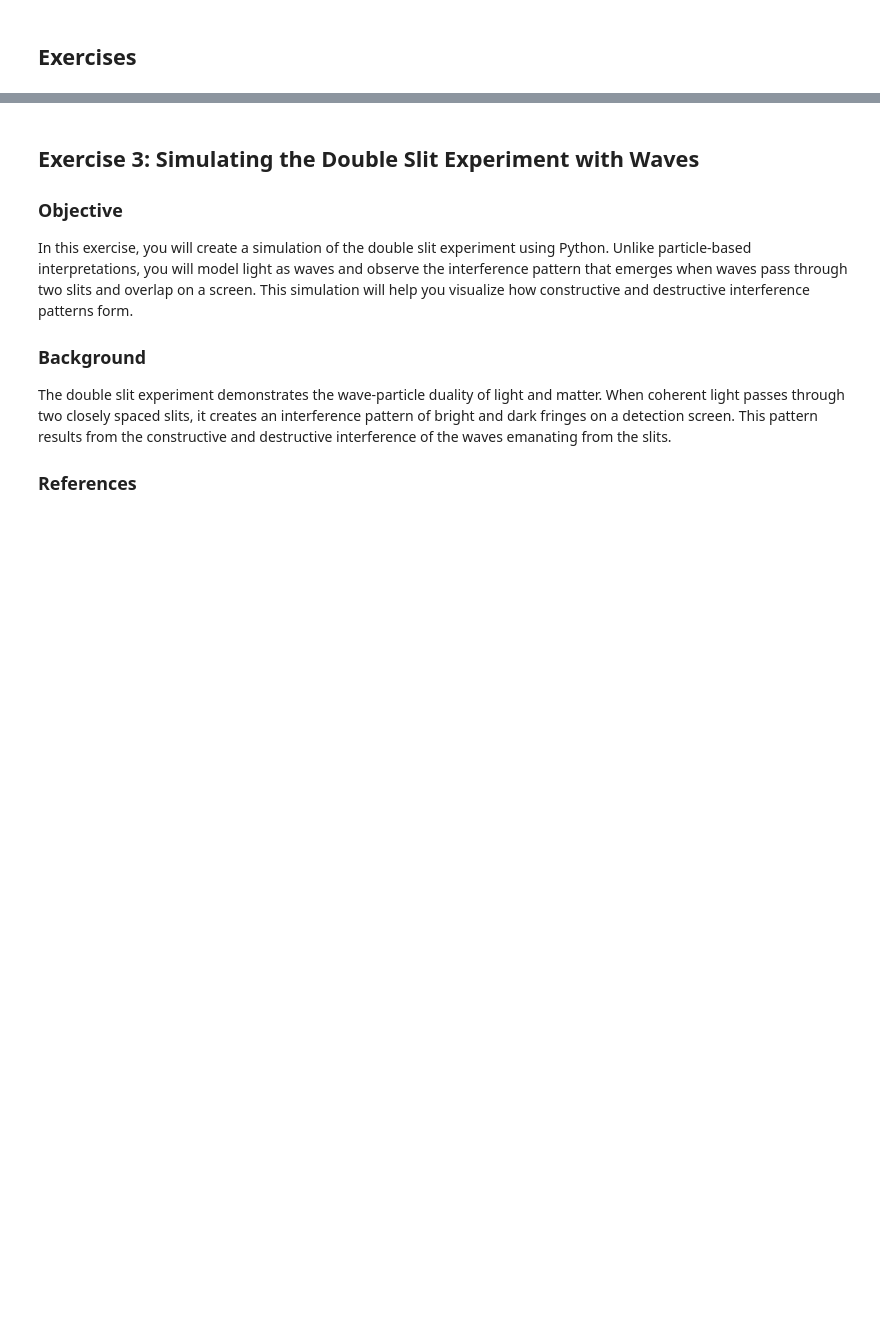
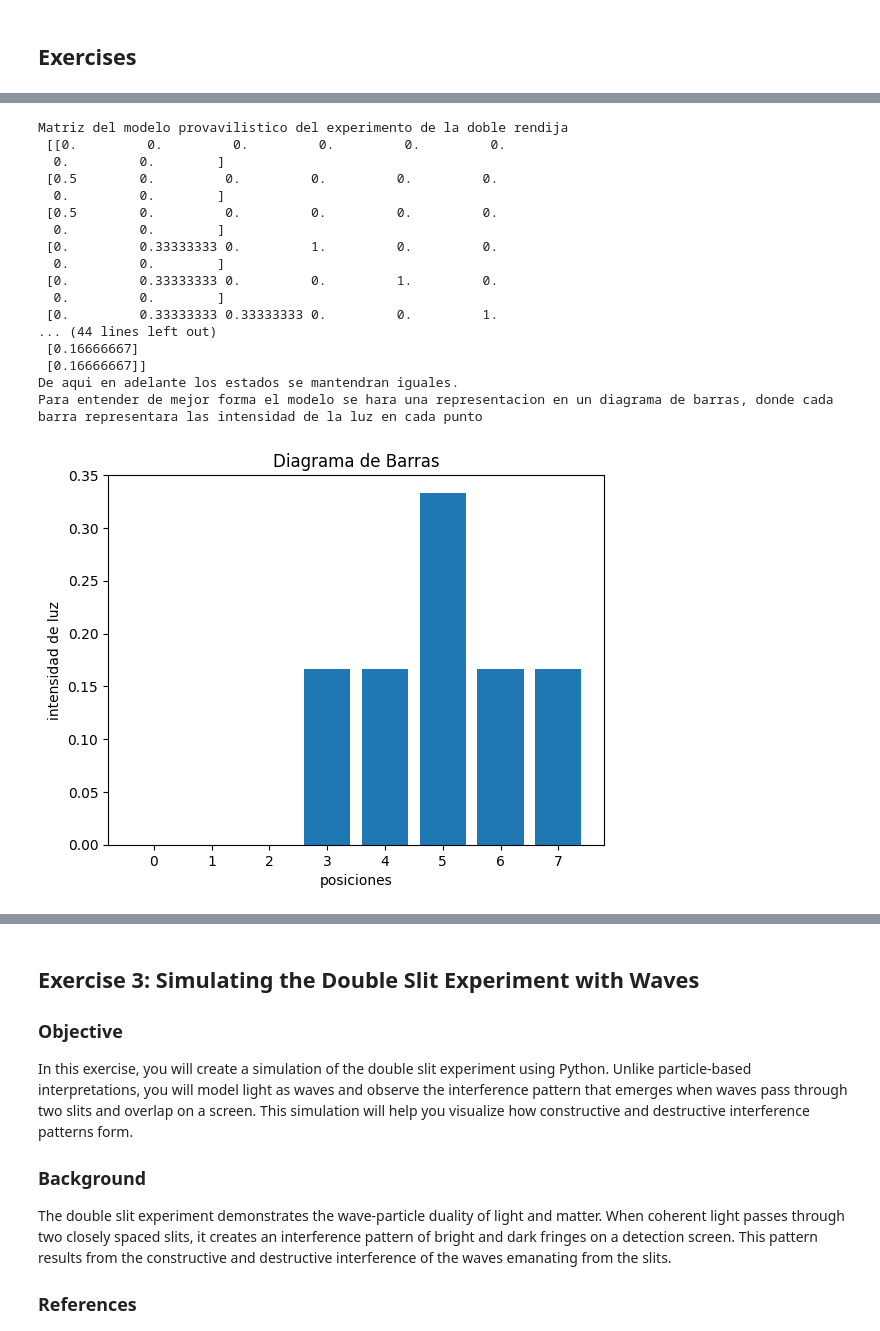
Before and after one commit to miguelvanegas-c/talleres, a Jupyter notebook: ClasicToQuantum/TallerClasicToQuantum.ipynb, the cells around one changed output, grey strips where cells are left out. Saved outputs shown, nothing was run; the diff lists cells and outputs as text; code cells hidden in the pictures; blank space fills up the shorter version.

```diff
--- a/ClasicToQuantum/TallerClasicToQuantum.ipynb
+++ b/ClasicToQuantum/TallerClasicToQuantum.ipynb
@@ -95,3 +87,73 @@ ModuleNotFoundError: No module named 'numpy'
+# %%
+import numpy as np
+import matplotlib.pyplot as plt
+#primer punto, modelo de comportamiento probabilistico del experimento de la doble rendija.
+#primero se muestra la matriz que representa el modelo probabilistico de la doble rendija.
+M = np.array([[0,0,0,0,0,0,0,0],
+               [1/2,0,0,0,0,0,0,0],
+               [1/2,0,0,0,0,0,0,0],
+               [0,1/3,0,1,0,0,0,0],
+               [0,1/3,0,0,1,0,0,0],
+               [0,1/3,1/3,0,0,1,0,0],
+               [0,0,1/3,0,0,0,1,0],
+               [0,0,1/3,0,0,0,0,1]])
+print("Matriz del modelo provavilistico del experimento de la doble rendija\n", M)
+
+X = np.array([[1], [0], [0], [0], [0], [0],[0],[0]])
+print("El estado inicial del experimento, que indica la entrada de un foton.\n", X)
+
+
+#Se hace la multiplicacion de la matriz con el vector del primer estado, para encontrar el siguiente estado del modelo
+
+X2 = np.dot(M, X)
+
+print("El segundo estado del experimento es el siguiente.\n", X2)
+print("Este estado representa perfectamente el como esta fucionando el experimento ya que en la mitad de los universos la particula pasara por la rendija de arriba\ny en la otra mitad por la de abajo")
+#Se hace la multiplicacion de la matriz con el vector del segundo estado, para encontrar el siguiente estado del modelo.
+
+X3 = np.dot(M,X2)
+print("El tercer estado del experimento es el siguiente.\n", X3)
+print("Este estado representa como la luz va tener una mas grande posibilidad de ir hacia el medio, \ntal como representa la imagen de arriba.")
+print("Tambien se puede observar el como ya no existe ninguna posibilidad de que vuelva a 0 o que se mantenga en 1 o en 2.")
+
+X4 = np.dot(M,X3)
+
+print("El cuarto estado es el siguiente. \n", X4)
+print("De aqui en adelante los estados se mantendran iguales.")
+print("Para entender de mejor forma el modelo se hara una representacion en un diagrama de barras, donde cada barra representara las intensidad de la luz en cada punto")
+# Datos para las barras
+labels = ['0', '1', '2', '3', '4', '5', '6', '7']
+values = [0, 0, 0, 1/6, 1/6, 1/3, 1/6, 1/6]
+
+# Crear el gráfico de barras
+plt.bar(labels, values)
+
+# Añadir etiquetas y título
+plt.xlabel('posiciones')
+plt.ylabel('intensidad de luz')
+plt.title('Diagrama de Barras')
+
+# Mostrar el gráfico
+plt.show()
+# %% [output]
+Matriz del modelo provavilistico del experimento de la doble rendija
+ [[0.         0.         0.         0.         0.         0.
+  0.         0.        ]
+ [0.5        0.         0.         0.         0.         0.
+  0.         0.        ]
+ [0.5        0.         0.         0.         0.         0.
+  0.         0.        ]
+ [0.         0.33333333 0.         1.         0.         0.
+  0.         0.        ]
+ [0.         0.33333333 0.         0.         1.         0.
+  0.         0.        ]
+ [0.         0.33333333 0.33333333 0.         0.         1.
+... (44 lines left out)
+ [0.16666667]
+ [0.16666667]]
+De aqui en adelante los estados se mantendran iguales.
+Para entender de mejor forma el modelo se hara una representacion en un diagrama de barras, donde cada barra representara las intensidad de la luz en cada punto
+[figure, added]
 # %% [markdown]
 ### Excercise 2:
 
```
Also changed, not shown: parts of 5 cells of this notebook.
